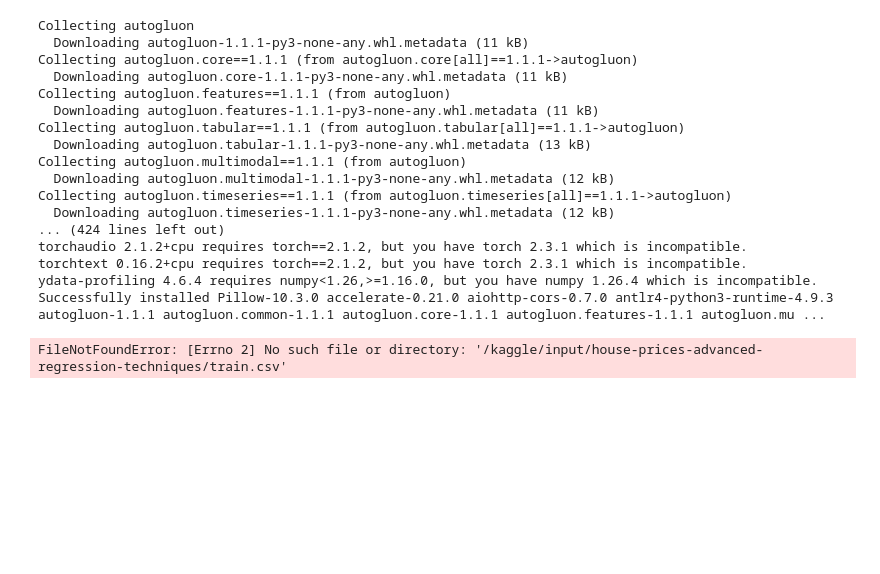
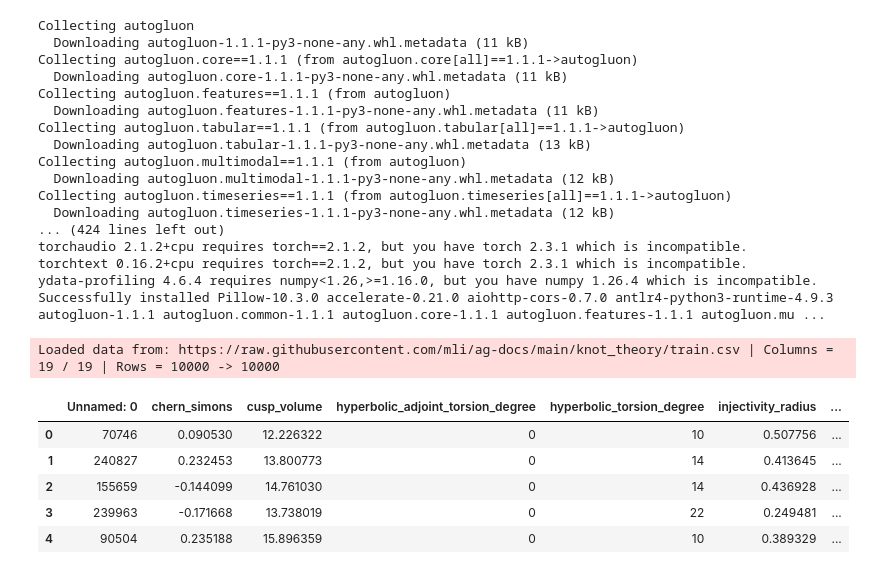
Before and after one commit to flyinacres/autogluon, a Jupyter notebook: autogluon-tabular.ipynb, the cells around one changed output. Saved outputs shown, nothing was run; the diff lists cells and outputs as text; code cells hidden in the pictures; blank space fills up the shorter version.

Commit message:
Kaggle Notebook | autogluon-tabular | Version 2

```diff
--- a/autogluon-tabular.ipynb
+++ b/autogluon-tabular.ipynb
@@ -22,12 +22,18 @@ torchaudio 2.1.2+cpu requires torch==2.1.2, but you have torch 2.3.1 which is in
 torchtext 0.16.2+cpu requires torch==2.1.2, but you have torch 2.3.1 which is incompatible.
 ydata-profiling 4.6.4 requires numpy<1.26,>=1.16.0, but you have numpy 1.26.4 which is incompatible.
 Successfully installed Pillow-10.3.0 accelerate-0.21.0 aiohttp-cors-0.7.0 antlr4-python3-runtime-4.9.3 autogluon-1.1.1 autogluon.common-1.1.1 autogluon.core-1.1.1 autogluon.features-1.1.1 autogluon.mu ...
-# %%
-import pandas as pd
-from autogluon.tabular import TabularDataset, TabularPredictor
-
-df = pd.read_csv("/kaggle/input/house-prices-advanced-regression-techniques/train.csv")
-df.head(20)
-# %% [output]
-FileNotFoundError: [Errno 2] No such file or directory: '/kaggle/input/house-prices-advanced-regression-techniques/train.csv'
+# %%
+
+from autogluon.tabular import TabularDataset, TabularPredictor
+data_url = 'https://raw.githubusercontent.com/mli/ag-docs/main/knot_theory/'
+train_data = TabularDataset(f'{data_url}train.csv')
+train_data.head()
+# %% [output]
+Loaded data from: https://raw.githubusercontent.com/mli/ag-docs/main/knot_theory/train.csv | Columns = 19 / 19 | Rows = 10000 -> 10000
+|  | Unnamed: 0 | chern_simons | cusp_volume | hyperbolic_adjoint_torsion_degree | hyperbolic_torsion_degree | injectivity_radius | ... |
+| 0 | 70746 | 0.090530 | 12.226322 | 0 | 10 | 0.507756 | ... |
+| 1 | 240827 | 0.232453 | 13.800773 | 0 | 14 | 0.413645 | ... |
+| 2 | 155659 | -0.144099 | 14.761030 | 0 | 14 | 0.436928 | ... |
+| 3 | 239963 | -0.171668 | 13.738019 | 0 | 22 | 0.249481 | ... |
+| 4 | 90504 | 0.235188 | 15.896359 | 0 | 10 | 0.389329 | ... |
 # %%
```
Also changed, not shown: parts of 3 cells of this notebook.
